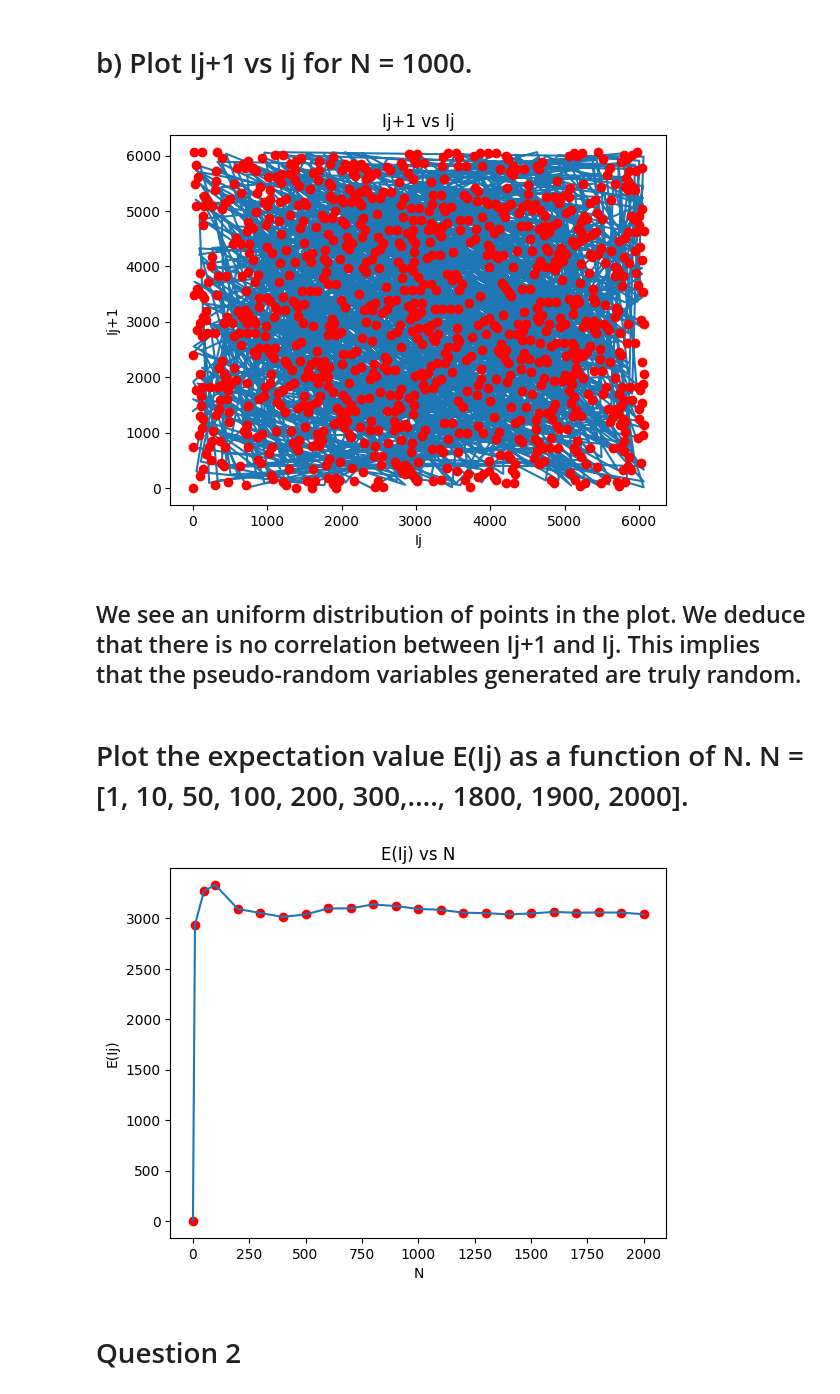
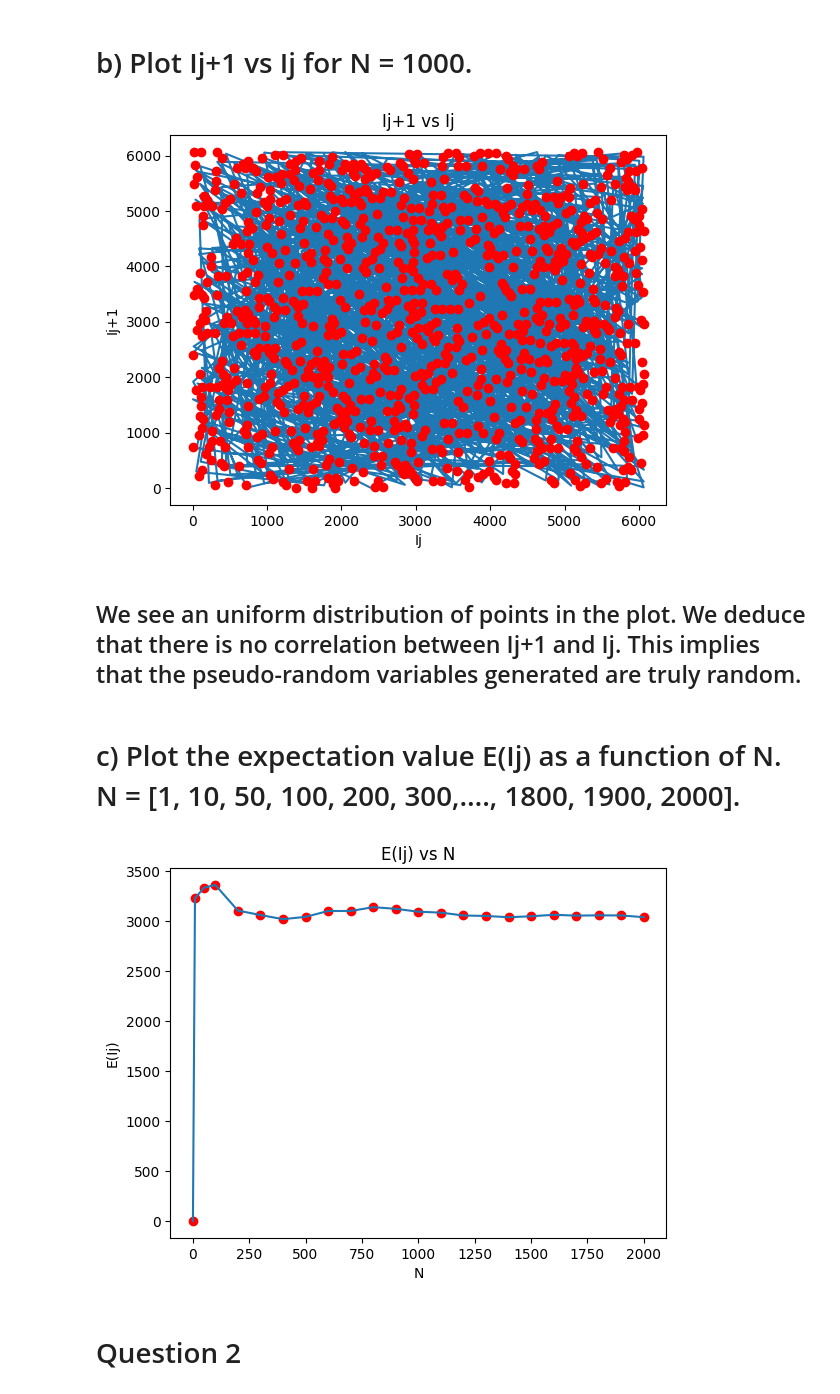
Before and after one commit to karthikprasanna/science2-assignment-2, a Jupyter notebook: code.ipynb, the cells around one changed output. Saved outputs shown, nothing was run; the diff lists cells and outputs as text; code cells hidden in the pictures.

```diff
--- a/code.ipynb
+++ b/code.ipynb
@@ -28,6 +28,7 @@ def generate_random_numbers(N):
 
 # plot Ij vs j with the points on red circles
 I = generate_random_numbers(N)
+I = I[1:]
 plt.plot(I)
 plt.plot(I, 'ro')
 plt.xlabel('j')
@@ -47,28 +48,29 @@ plt.ylabel('Ij+1')
 plt.title('Ij+1 vs Ij')
 plt.show()
 # %% [output]
-[figure, old version]
+[figure, new version]
 # %% [markdown]
 ## We see an uniform distribution of points in the plot. We deduce that there is no correlation between Ij+1 and Ij. This implies that the pseudo-random variables generated are truly random.
 # %% [markdown]
-# Plot the expectation value E(Ij) as a function of N. N = [1, 10, 50, 100, 200, 300,…., 1800, 1900, 2000].
+# c) Plot the expectation value E(Ij) as a function of N. N = [1, 10, 50, 100, 200, 300,…., 1800, 1900, 2000].
 # %%
 # Plot the expectation value E(Ij) as a function of N. N = [1, 10, 50, 100, 200, 300, …., 1800, 1900, 2000].
 N = np.array([1, 10, 50, 100, 200, 300, 400, 500, 600, 700, 800, 900, 1000, 1100, 1200, 1300, 1400, 1500, 1600, 1700, 1800, 1900, 2000])
 E = np.zeros(len(N))
 
 for i in range(len(N)):
     I = generate_random_numbers(N[i])
+    I = I[1:]
     E[i] = np.mean(I)
 
 plt.plot(N, E, 'ro')
 plt.plot(N, E)
 plt.xlabel('N')
 plt.ylabel('E(Ij)')
 plt.title('E(Ij) vs N')
 plt.show()
 # %% [output]
-[figure, old version]
+[figure, new version]
 # %% [markdown]
 # Question 2
 # %% [markdown]
```
Also changed, not shown: parts of 3 cells of this notebook.
